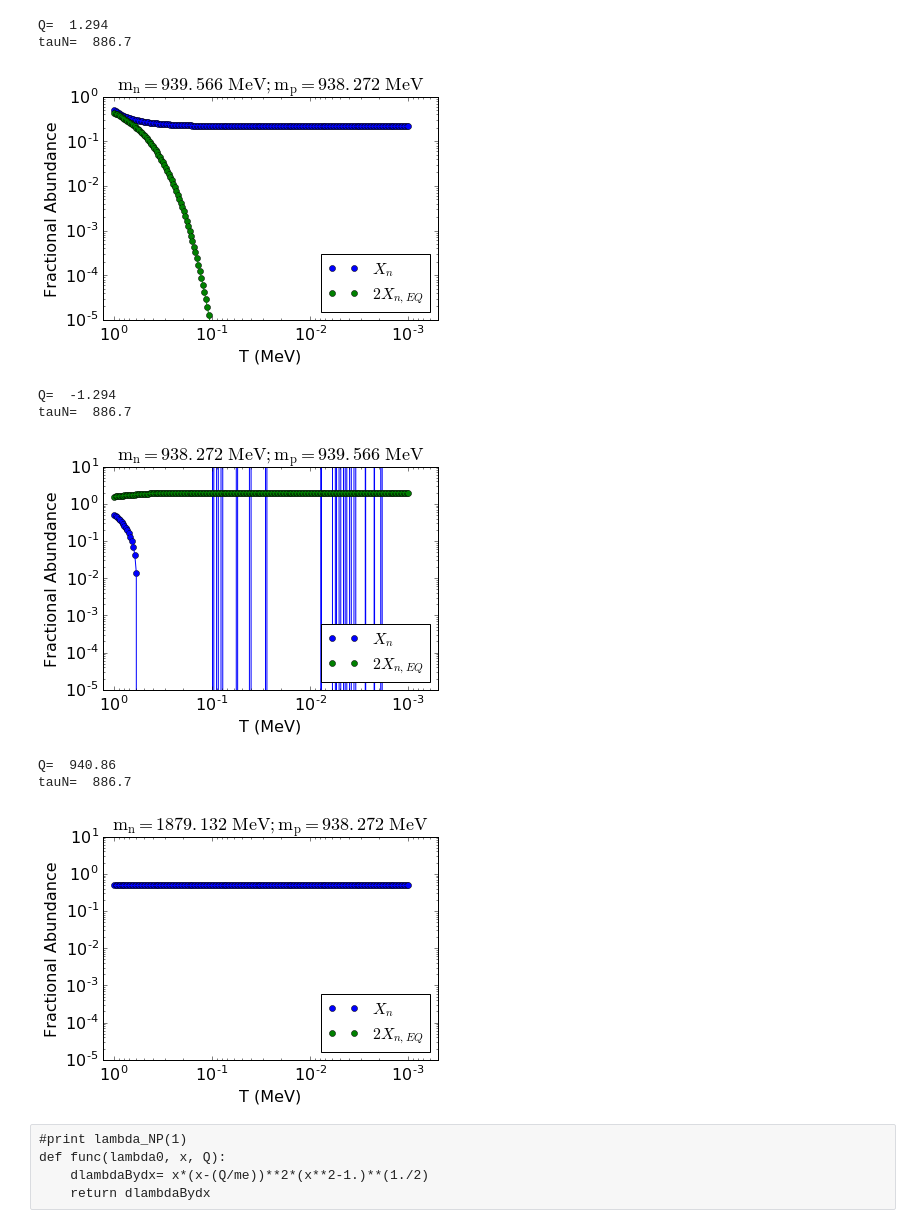
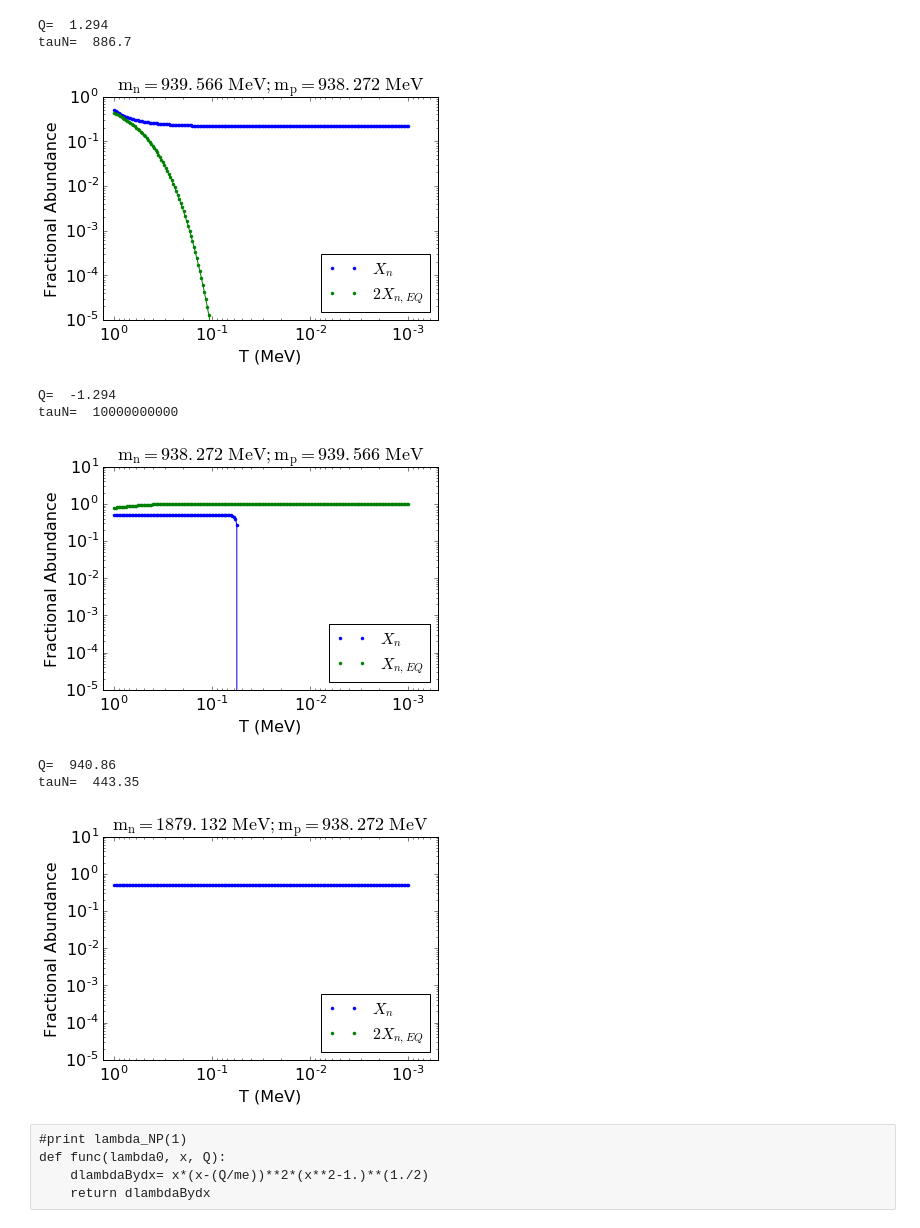
Before and after one commit to ycamacho/Cosmology_HW2, a Jupyter notebook: Code Development.ipynb, the cells around one changed output. Drawn from its saved outputs; the diff is of its cells as text; code cells hidden in the pictures.

```diff
--- a/Code Development.ipynb
+++ b/Code Development.ipynb
@@ -8,12 +8,15 @@ import os
 workDir= os.getcwd()
 outputDir= workDir+'/outputPlots/'
 # %%
-def neutronAbundance(mp, mn, Xn0, title,
+def neutronAbundance(mp, mn, Xn0, title, mn0,
                      xEqFactorToPlot= 2.,
                      yMin= 10**-5, yMax=10**0,
                      savePlots= False, outDir= None, filenameTag= ''):
     Q= mn-mp   # MeV
-    tauN = 886.7  #*abs(Q/1.294)  # sec; neturon lifetime
+    if (Q<0):
+        tauN = 10**10
+    else:
+        tauN= 886.7*(mn0/mn)  #*abs(Q/1.294)  # sec; neturon lifetime
 
     print 'Q= ', Q
     print 'tauN= ',tauN
@@ -37,7 +40,7 @@ def neutronAbundance(mp, mn, Xn0, title,
     T = np.logspace(0,-3, 200)
     x= Q/T
     result = odeint(dXndx, Xn0, x, args= (10.75,))
-    plt.plot(T, result[:,0], 'o', color='b', label= '$X_n$')
+    plt.plot(T, result[:,0], '.', color='b', label= '$X_n$')
     plt.plot(T, result[:,0], color='b')
 
     #t= 132*(0.1/T)**2
@@ -46,9 +49,14 @@ def neutronAbundance(mp, mn, Xn0, title,
 
     Xeq= 1./(1+np.exp(Q/T))
     #print Xeq
-    plt.plot(T, xEqFactorToPlot*Xeq, 'o', color='g', label= '$%.fX_{n,EQ}$'%xEqFactorToPlot)
+    if (xEqFactorToPlot==1.):
+        label= '$X_{n,EQ}$'
+    else:
+        label= '$%.fX_{n,EQ}$'%xEqFactorToPlot
+    plt.plot(T, xEqFactorToPlot*Xeq, '.', color='g', label= label)
     plt.plot(T, xEqFactorToPlot*Xeq, color='g')
 
+    #plt.plot(T, np.zeros(len(T))+1., color='k')
     plt.gca().invert_xaxis()
     plt.xlim(1.3, 0.0005)
     plt.ylim(yMin, yMax)
@@ -72,37 +80,38 @@ def neutronAbundance(mp, mn, Xn0, title,
 mn0= 939.566 # MeV
 mp0= 938.272 #MeV
 neutronAbundance(mp0, mn0, [0.5],
-                 title= '$\mathrm{m_n= %s\ MeV; m_p= %s \ MeV}$'%(mn0,mp0),
+                 title= '$\mathrm{m_n= %s\ MeV; m_p= %s \ MeV}$'%(mn0,mp0),  mn0= mn0,
                  xEqFactorToPlot= 2.,
                 savePlots= True, outDir= outputDir, filenameTag= 'Case1_')
 # %% [output]
 Q=  1.294
 tauN=  886.7
-[figure, old version]
+[figure, new version]
 # %%
 mn= mp0
 mp= mn0
 neutronAbundance(mp, mn, [0.5],
-                 title= '$\mathrm{m_n= %s\ MeV; m_p= %s \ MeV}$'%(mn,mp),
-                 xEqFactorToPlot= 2.,
+                 title= '$\mathrm{m_n= %s\ MeV; m_p= %s \ MeV}$'%(mn,mp), mn0= mn0,
+                 xEqFactorToPlot= 1.,
                  yMin= 10**-5, yMax=10**1,
                  savePlots= True, outDir= outputDir, filenameTag= 'Case2_')
 # %% [output]
 Q=  -1.294
-tauN=  886.7
+tauN=  10000000000
-[figure, old version]
+[figure, new version]
 # %%
 mn=2.*mn0
 mp= mp0
 neutronAbundance(mp, mn, [0.5],
                  title= '$\mathrm{m_n= %s\ MeV; m_p= %s \ MeV}$'%(mn,mp),
-                xEqFactorToPlot= 2.,
+                 mn0= mn0,
+                 xEqFactorToPlot= 2.,
                      yMin= 10**-5, yMax=10**1,
                  savePlots= True, outDir= outputDir, filenameTag= 'Case3_')
 # %% [output]
 Q=  940.86
-tauN=  886.7
+tauN=  443.35
-[figure, old version]
+[figure, new version]
 # %% [raw]
 #print lambda_NP(1)
 def func(lambda0, x, Q):
```
Also changed, not shown: parts of 1 cell of this notebook.
